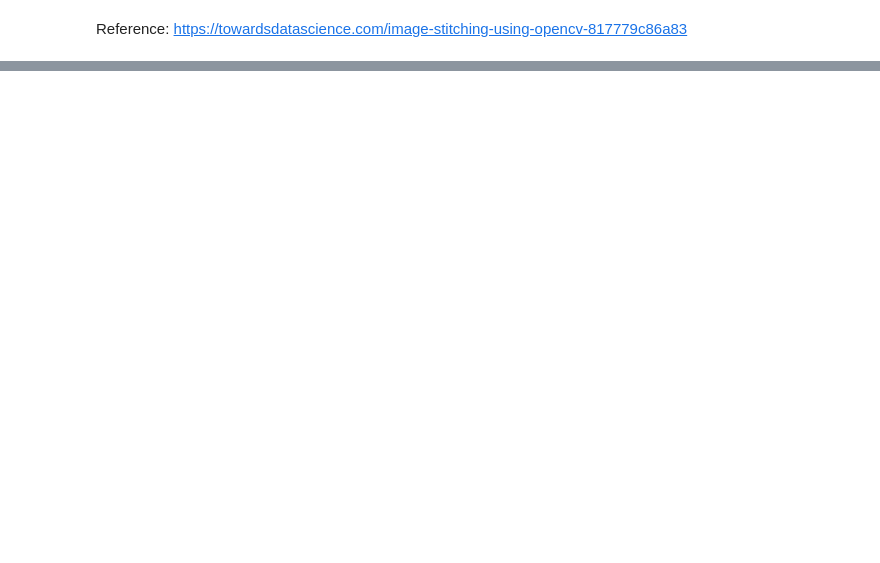
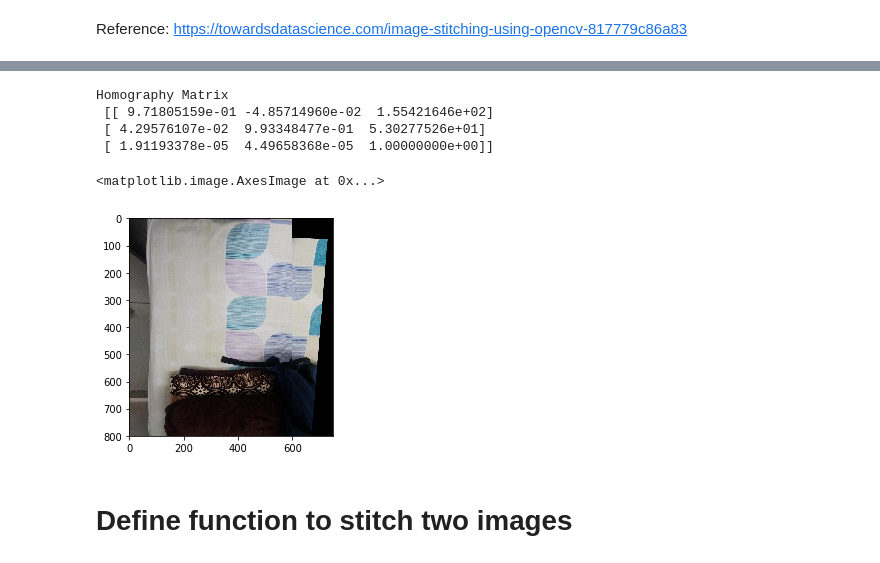
Before and after one commit to sahilbansal17/Computer-Vision-Lab, a Jupyter notebook: 4-Homography/Assignment_4.ipynb, the cells around one changed output, grey strips where cells are left out. Saved outputs shown, nothing was run; the diff lists cells and outputs as text; code cells hidden in the pictures; blank space fills up the shorter version.

```diff
--- a/4-Homography/Assignment_4.ipynb
+++ b/4-Homography/Assignment_4.ipynb
@@ -68,0 +62,26 @@ Reference: https://towardsdatascience.com/image-stitching-using-opencv-817779c86
+# %%
+# compute the homography matrix
+if len(matches12[:,0]) >= 4:
+    src = np.float32([ kp1[m.queryIdx].pt for m in matches12[:,0] ]).reshape(-1,1,2)
+    dst = np.float32([ kp2[m.trainIdx].pt for m in matches12[:,0] ]).reshape(-1,1,2)
+    H, masked = cv2.findHomography(src, dst, cv2.RANSAC, 5.0)
+    print("Homography Matrix\n", H)
+else:
+    raise AssertionError("Can't find enough keypoints.")
+
+overlap_ratio = 1.5
+# compute the stictched image of the two images
+dst = cv2.warpPerspective(img_,H,(int((overlap_ratio*img.shape[1] + img_.shape[1])/2), img.shape[0]))
+# plt.subplot(122),plt.imshow(dst),plt.title('Warped Image')
+dst[0:img.shape[0], 0:img.shape[1]] = img
+# dst = cv2.cvtColor(dst, cv2.COLOR_BGR2RGB)
+plt.imshow(dst)
+# %% [output]
+Homography Matrix
+ [[ 9.71805159e-01 -4.85714960e-02  1.55421646e+02]
+ [ 4.29576107e-02  9.93348477e-01  5.30277526e+01]
+ [ 1.91193378e-05  4.49658368e-05  1.00000000e+00]]
+<matplotlib.image.AxesImage at 0x...>
+[figure, added]
+# %% [markdown]
+# Define function to stitch two images
```
Also changed, not shown: parts of 25 cells of this notebook, 5 other files.
